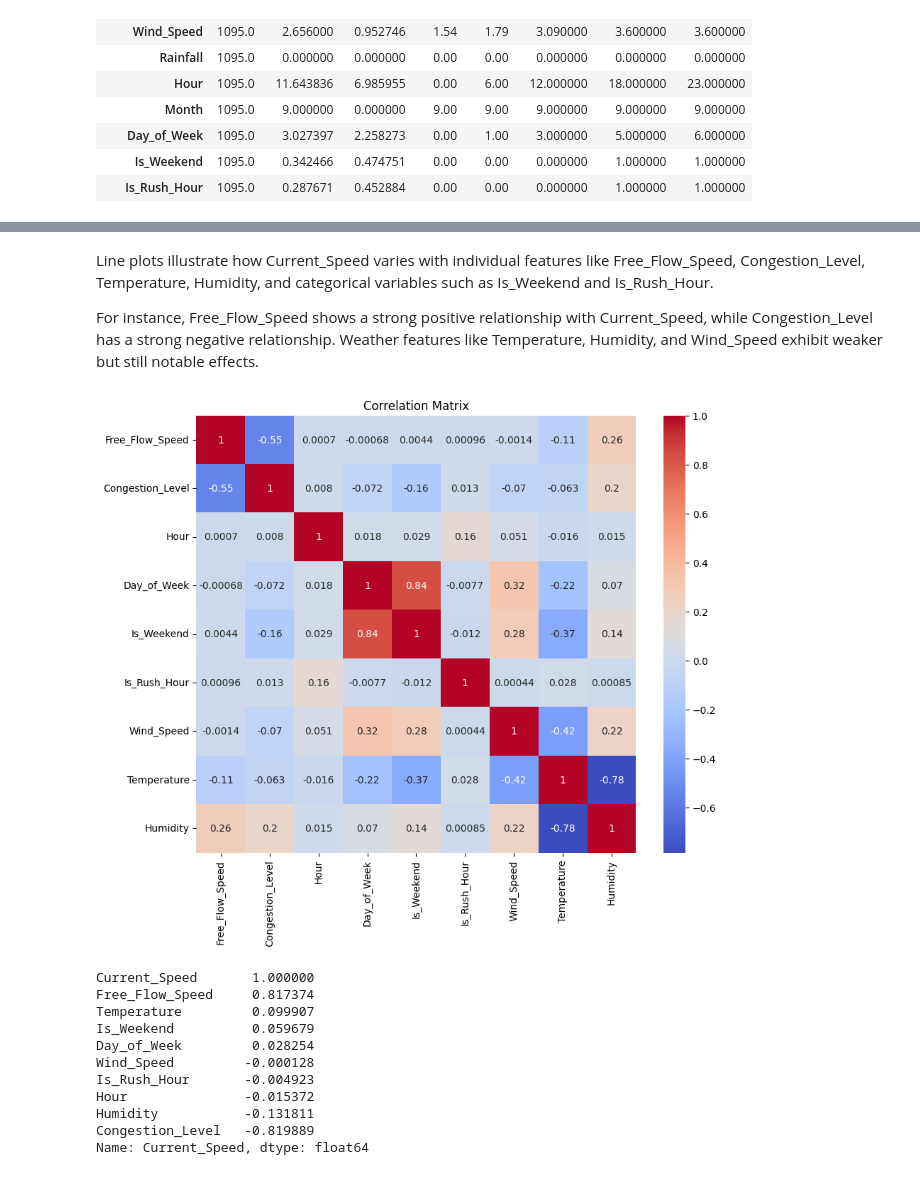
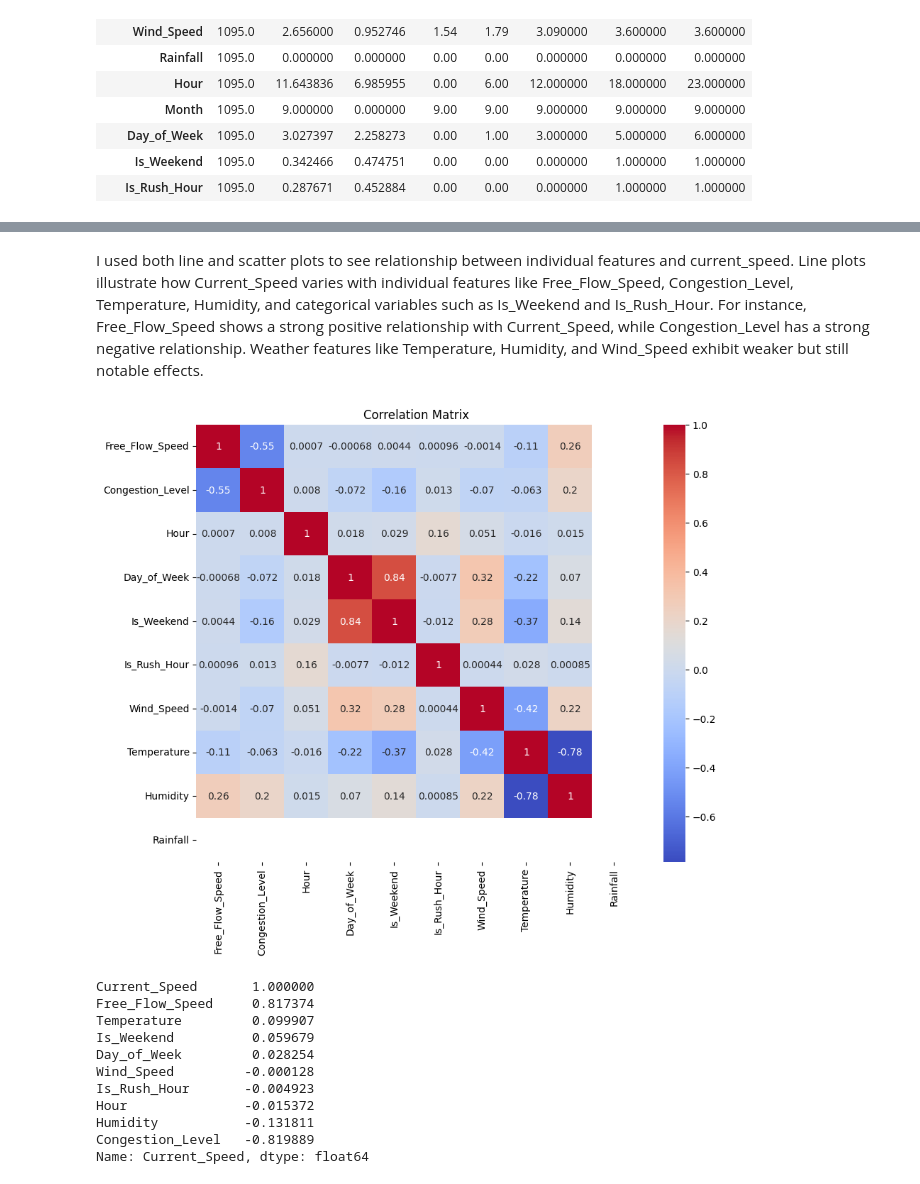
Before and after one commit to Suemy19710/TrafficHCMC, a Jupyter notebook: machine_learning.ipynb, the cells around one changed output, grey strips where cells are left out. Cells and saved outputs as stored; diff of their text form; code cells hidden in the pictures.

```diff
--- a/machine_learning.ipynb
+++ b/machine_learning.ipynb
@@ -412,22 +456,20 @@ plt.show()
 # %% [markdown]
-Line plots illustrate how Current_Speed varies with individual features like Free_Flow_Speed, Congestion_Level, Temperature, Humidity, and categorical variables such as Is_Weekend and Is_Rush_Hour.
-
-For instance, Free_Flow_Speed shows a strong positive relationship with Current_Speed, while Congestion_Level has a strong negative relationship. Weather features like Temperature, Humidity, and Wind_Speed exhibit weaker but still notable effects.
+I used both line and scatter plots to see relationship between individual features and current_speed. Line plots illustrate how Current_Speed varies with individual features like Free_Flow_Speed, Congestion_Level, Temperature, Humidity, and categorical variables such as Is_Weekend and Is_Rush_Hour. For instance, Free_Flow_Speed shows a strong positive relationship with Current_Speed, while Congestion_Level has a strong negative relationship. Weather features like Temperature, Humidity, and Wind_Speed exhibit weaker but still notable effects.
 # %%
 features = [
     'Free_Flow_Speed', 'Congestion_Level',
-    'Hour', 'Day_of_Week', 'Is_Weekend', 'Is_Rush_Hour', 'Wind_Speed', 'Temperature','Humidity'
+    'Hour', 'Day_of_Week', 'Is_Weekend', 'Is_Rush_Hour', 'Wind_Speed', 'Temperature','Humidity', 'Rainfall'
 ]
 target = 'Current_Speed'
 plt.figure(figsize=(10,8))
 plt.title("Correlation Matrix")
 # corr_matrix = merged_df[features + [target]].corr()
 # print(corr_matrix['Current_Speed'].sort_values(ascending=False))
 corr_matrix = merged_df[features].corr()
 sns.heatmap(corr_matrix, annot=True, cmap='coolwarm')
 plt.show()
 # %% [output]
-[figure, old version]
+[figure, new version]
 # %%
 features = [
     'Free_Flow_Speed', 'Congestion_Level',
```
Also changed, not shown: parts of 60 cells of this notebook, 1 other file.
